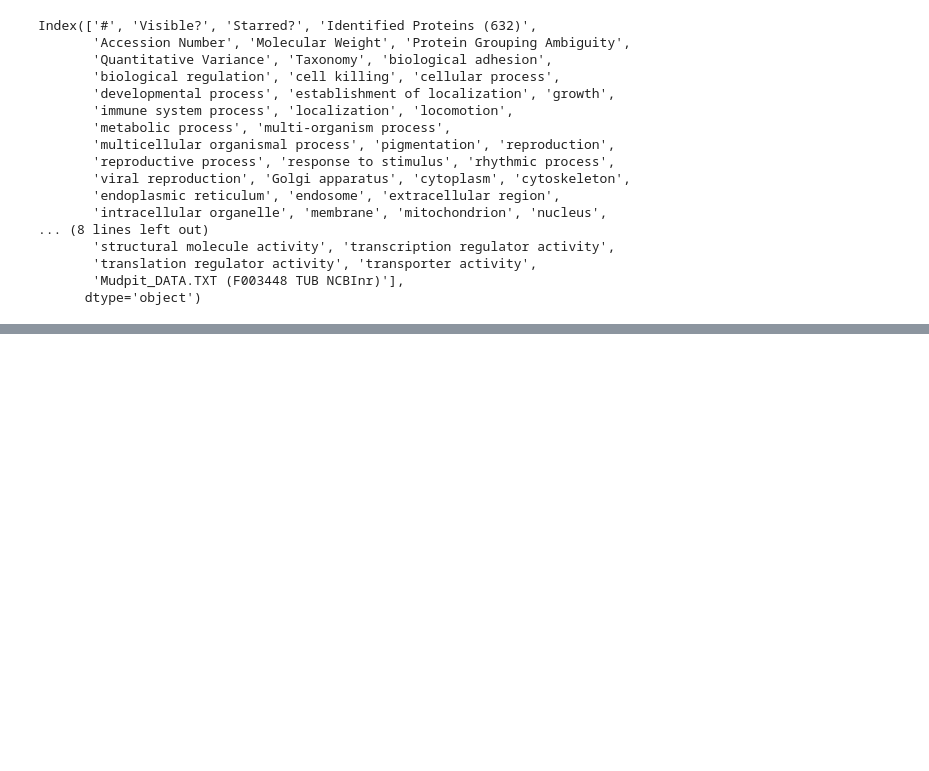
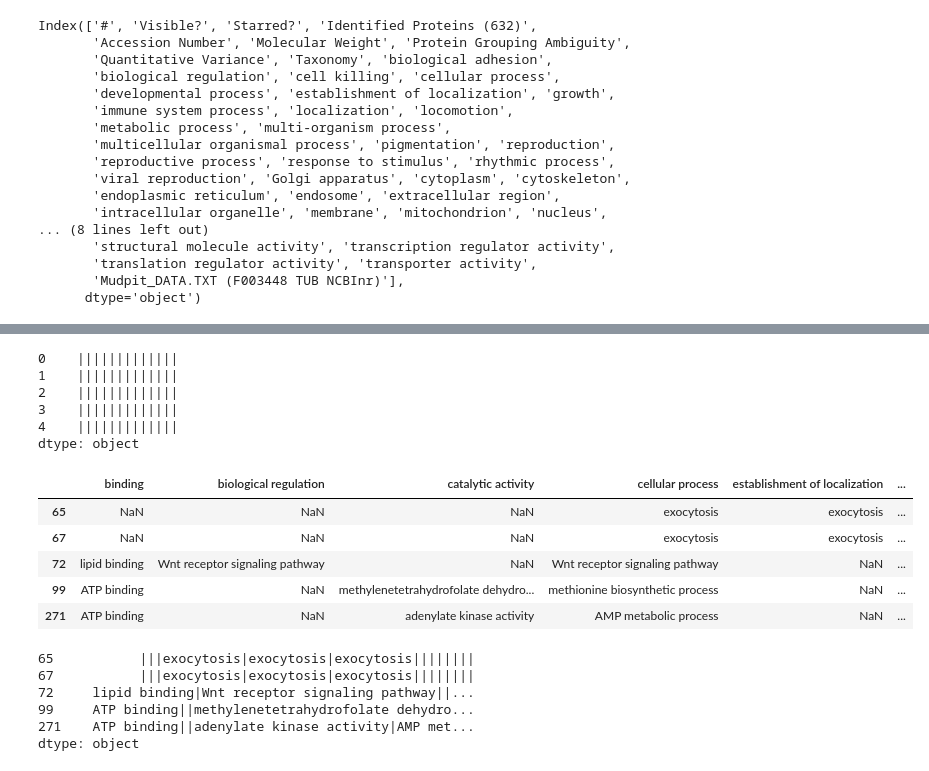
Before and after one commit to SantosRAC/Python4BioDataBrazilianWorkshop, a Jupyter notebook: Problem2/2_annotations.ipynb, the cells around one changed output, grey strips where cells are left out. Drawn from its saved outputs; the diff is of its cells as text; code cells hidden in the pictures; blank space fills up the shorter version.

```diff
--- a/Problem2/2_annotations.ipynb
+++ b/Problem2/2_annotations.ipynb
@@ -81,0 +168,6 @@ set(annotations.columns) - set([x for l in cols.values() for x in l ])
+# %%
+contagem_subcategorias = df[categories['biological process']].notnull().sum()
+
+for sub, contagem in zip(categories['biological process'], contagem_subcategorias):
+    if contagem > 0:
+        print(contagem, sub)
@@ -81,0 +189,21 @@ set(annotations.columns) - set([x for l in cols.values() for x in l ])
+# %%
+# vamos checar isso para celular component tambem E salvar o nome dessas subcategorias em listas
+
+def encontre_subcategorias_validas(data_frame, subcategorias):
+    contagem_subcategorias = data_frame[subcategorias].notnull().sum()
+    sub_validas = []
+
+    print("Subcategorias válidas:")
+    for sub, contagem in zip(subcategorias, contagem_subcategorias):
+        if contagem > 0:
+            print(contagem, sub)
+            sub_validas.append(sub)
+
+    print("="*80)
+
+    # vamos usar a funcao "sorted" para retornar a lista ordenada
+    return sorted(sub_validas)
+# %%
+subcategorias = {}
+for cat in categories:
+    subcategorias[cat] = encontre_subcategorias_validas(df, categories[cat])
@@ -81,0 +293,35 @@ set(annotations.columns) - set([x for l in cols.values() for x in l ])
+# %%
+df[subcategorias['biological process']].fillna('').apply(concatenar, axis=1).head()
+# %% [output]
+0    |||||||||||||
+1    |||||||||||||
+2    |||||||||||||
+3    |||||||||||||
+4    |||||||||||||
+dtype: object
+# %%
+# agora sim! mas sera q a funcao funcionou mesmo? ta tudo vazio...
+# vamos testar em uma slice (fatia) do dataframe que tem esses valores preenchidos
+# vimos ha pouco que a coluna "cellular process" é a que mais tem valores preenchidos.
+# vamos usa-la como exemplo
+exemploNaoNulo = df['cellular process'].notnull()
+dfSlice = df[exemploNaoNulo][subcategorias['biological process']]
+dfSlice.head()
+# %% [output]
+|  | binding | biological regulation | catalytic activity | cellular process | establishment of localization | ... |
+| 65 | NaN | NaN | NaN | exocytosis | exocytosis | ... |
+| 67 | NaN | NaN | NaN | exocytosis | exocytosis | ... |
+| 72 | lipid binding | Wnt receptor signaling pathway | NaN | Wnt receptor signaling pathway | NaN | ... |
+| 99 | ATP binding | NaN | methylenetetrahydrofolate dehydro... | methionine biosynthetic process | NaN | ... |
+| 271 | ATP binding | NaN | adenylate kinase activity | AMP metabolic process | NaN | ... |
+# %%
+# agora vms aplicar nossa funcao
+
+dfSlice.fillna('').apply(concatenar, axis=1).head()
+# %% [output]
+65           |||exocytosis|exocytosis|exocytosis||||||||
+67           |||exocytosis|exocytosis|exocytosis||||||||
+72     lipid binding|Wnt receptor signaling pathway||...
+99     ATP binding||methylenetetrahydrofolate dehydro...
+271    ATP binding||adenylate kinase activity|AMP met...
+dtype: object
```
Also changed, not shown: parts of 29 cells of this notebook.
